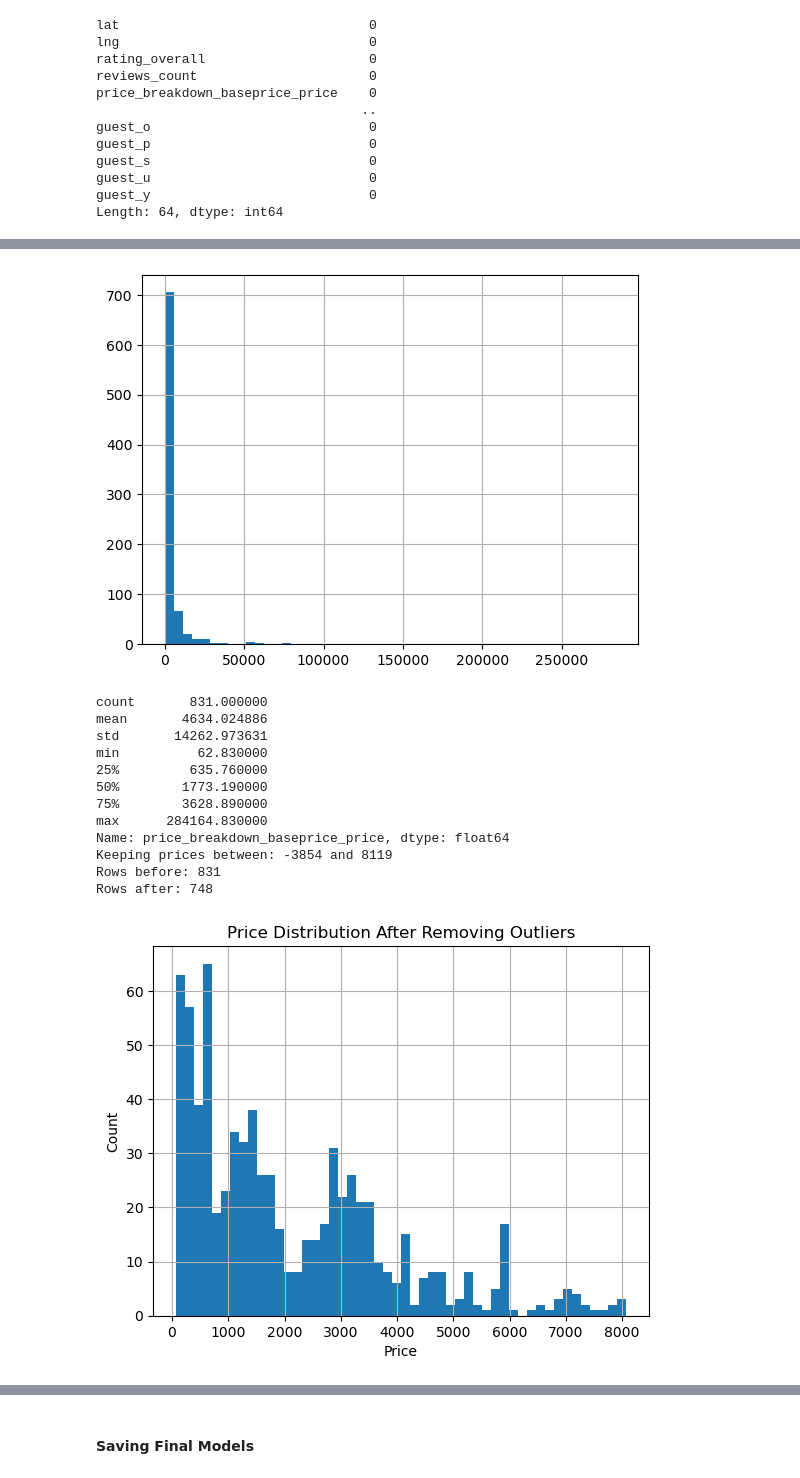
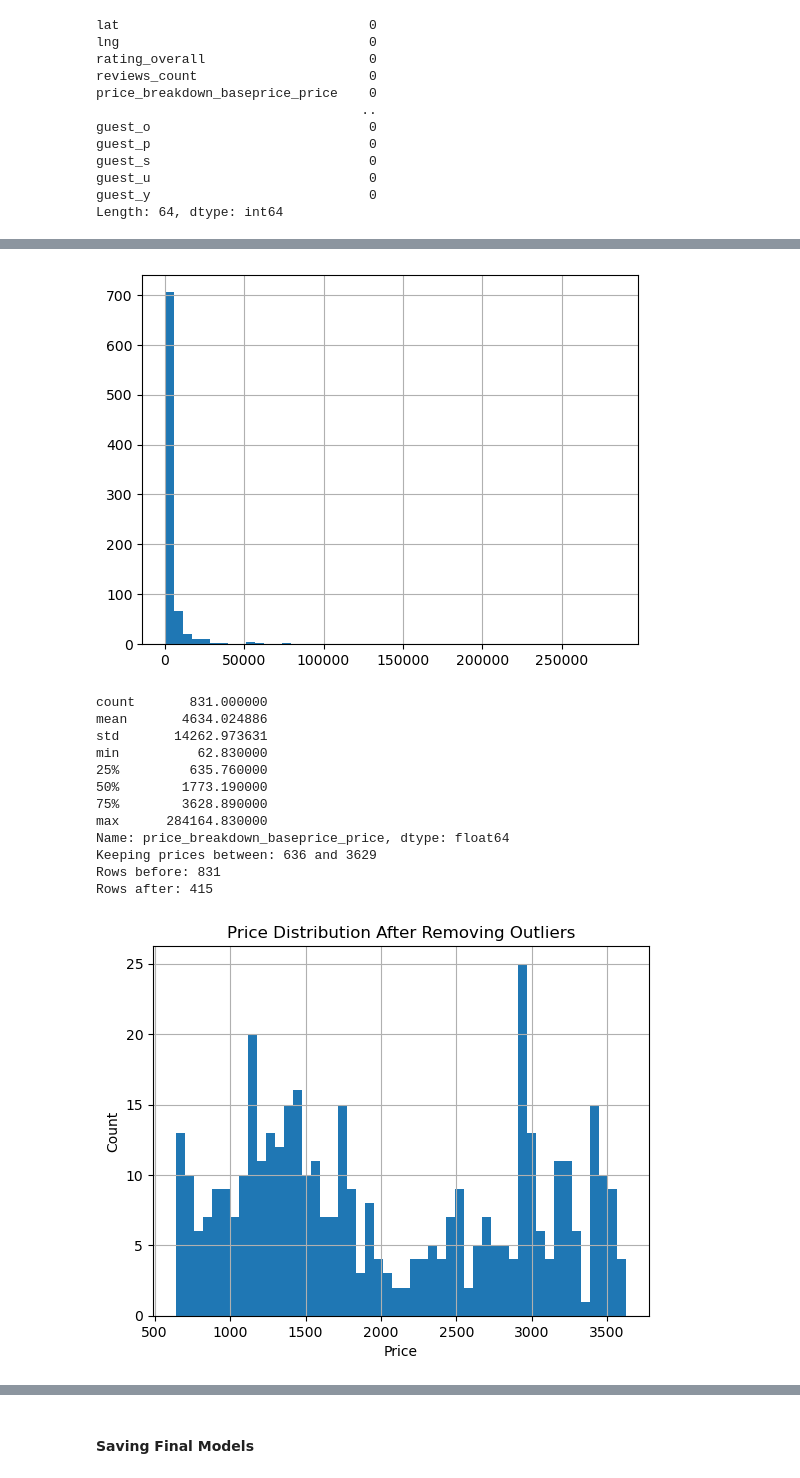
Before and after one commit to Mennaa-Ayman/Airbnb-Data-Analytics, a Jupyter notebook: Models/Regression.ipynb, the cells around one changed output, grey strips where cells are left out. Drawn from its saved outputs; the diff is of its cells as text; code cells hidden in the pictures.

```diff
--- a/Models/Regression.ipynb
+++ b/Models/Regression.ipynb
@@ -142,8 +142,8 @@ print(df['price_breakdown_baseprice_price'].describe())
 Q1 = df['price_breakdown_baseprice_price'].quantile(0.25)
 Q3 = df['price_breakdown_baseprice_price'].quantile(0.75)
 IQR = Q3 - Q1
-lower = Q1 - 1.5 * IQR
-upper = Q3 + 1.5 * IQR
+lower = Q1
+upper = Q3
 
 print(f"Keeping prices between: {lower:.0f} and {upper:.0f}")
 print(f"Rows before: {len(df)}")
@@ -152,36 +152,36 @@ df_clean = df[(df['price_breakdown_baseprice_price'] >= lower) &
 print(f"Rows after: {len(df_clean)}")
 # Output the URL of the row with min price_breakdown_baseprice_price
 
 # Check new distribution
 df_clean['price_breakdown_baseprice_price'].hist(bins=50)
 plt.title('Price Distribution After Removing Outliers')
 plt.xlabel('Price')
 plt.ylabel('Count')
 plt.show()
 # %% [output]
 count       831.000000
 mean       4634.024886
 std       14262.973631
 min          62.830000
 25%         635.760000
 50%        1773.190000
 75%        3628.890000
 max      284164.830000
 Name: price_breakdown_baseprice_price, dtype: float64
 [figure]
 count       831.000000
 mean       4634.024886
 std       14262.973631
 min          62.830000
 25%         635.760000
 50%        1773.190000
 75%        3628.890000
 max      284164.830000
 Name: price_breakdown_baseprice_price, dtype: float64
-Keeping prices between: -3854 and 8119
+Keeping prices between: 636 and 3629
 Rows before: 831
-Rows after: 748
+Rows after: 415
-[figure, old version]
+[figure, new version]
 # %%
 # ──  Define X and Y ────────────────────────────────────────────────
 Y = df_clean['price_breakdown_baseprice_price']
```
Also changed, not shown: parts of 2 cells of this notebook, 2 other files.
